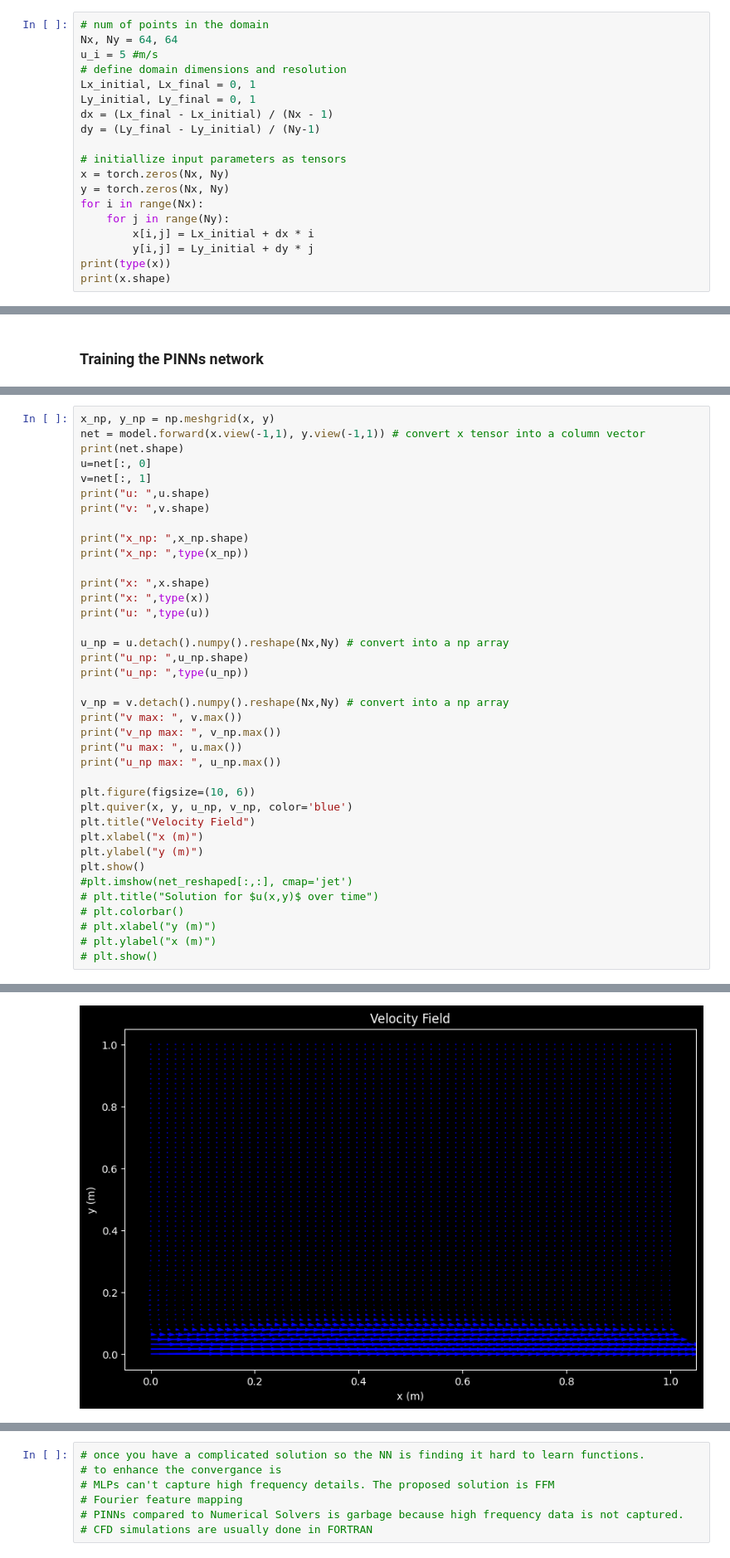
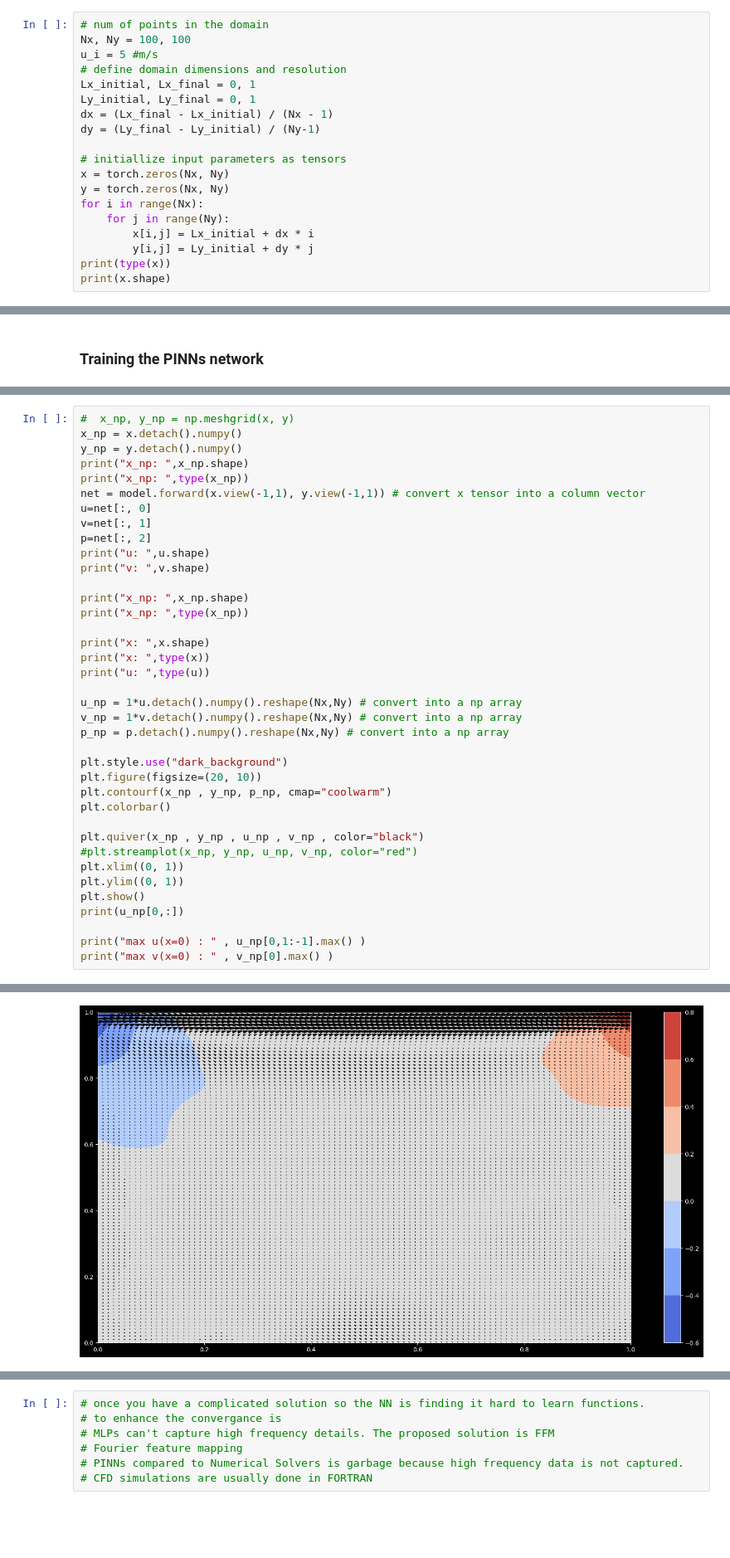
Before and after one commit to YanivAB/PINN-Incompressible-N-S-equations-cavity, a Jupyter notebook: T_final.ipynb, the cells around one changed output, grey strips where cells are left out. Shown: that part at 83% size. Cells and saved outputs as stored; diff of their text form; blank space fills up the shorter version.

```diff
--- a/T_final.ipynb
+++ b/T_final.ipynb
@@ -132,7 +136,7 @@ optimizer = torch.optim.Adam(model.parameters(), lr=0.001)
 ### Setting up the Case
 # %%
 # num of points in the domain
-Nx, Ny = 64, 64
+Nx, Ny = 100, 100
 u_i = 5 #m/s
 # define domain dimensions and resolution
 Lx_initial, Lx_final = 0, 1
@@ -189,9 +193,13 @@ epoch: 499, loss: 6.259454727172852
 # %%
-x_np, y_np = np.meshgrid(x, y)
+#  x_np, y_np = np.meshgrid(x, y)
+x_np = x.detach().numpy()
+y_np = y.detach().numpy()
+print("x_np: ",x_np.shape)
+print("x_np: ",type(x_np))
 net = model.forward(x.view(-1,1), y.view(-1,1)) # convert x tensor into a column vector
-print(net.shape)
 u=net[:, 0]
 v=net[:, 1]
+p=net[:, 2]
 print("u: ",u.shape)
 print("v: ",v.shape)
 
@@ -202,26 +210,22 @@ print("x: ",x.shape)
 print("x: ",type(x))
 print("u: ",type(u))
 
-u_np = u.detach().numpy().reshape(Nx,Ny) # convert into a np array
-print("u_np: ",u_np.shape)
-print("u_np: ",type(u_np))
+u_np = 1*u.detach().numpy().reshape(Nx,Ny) # convert into a np array
+v_np = 1*v.detach().numpy().reshape(Nx,Ny) # convert into a np array
+p_np = p.detach().numpy().reshape(Nx,Ny) # convert into a np array
 
-v_np = v.detach().numpy().reshape(Nx,Ny) # convert into a np array
-print("v max: ", v.max())
-print("v_np max: ", v_np.max())
-print("u max: ", u.max())
-print("u_np max: ", u_np.max())
+plt.style.use("dark_background")
+plt.figure(figsize=(20, 10))
+plt.contourf(x_np , y_np, p_np, cmap="coolwarm")
+plt.colorbar()
 
-plt.figure(figsize=(10, 6))
-plt.quiver(x, y, u_np, v_np, color='blue')
-plt.title("Velocity Field")
-plt.xlabel("x (m)")
-plt.ylabel("y (m)")
+plt.quiver(x_np , y_np , u_np , v_np , color="black")
+#plt.streamplot(x_np, y_np, u_np, v_np, color="red")
+plt.xlim((0, 1))
+plt.ylim((0, 1))
 plt.show()
-#plt.imshow(net_reshaped[:,:], cmap='jet')
-# plt.title("Solution for $u(x,y)$ over time")
-# plt.colorbar()
-# plt.xlabel("y (m)")
-# plt.ylabel("x (m)")
-# plt.show()
+print(u_np[0,:])
+
+print("max u(x=0) : " , u_np[0,1:-1].max() )
+print("max v(x=0) : " , v_np[0].max() )
 # %% [output]
@@ -242 +241 @@ u_np max:  5.2543745
-[figure, old version]
+[figure, new version]
```
Also changed, not shown: parts of 8 cells of this notebook.
